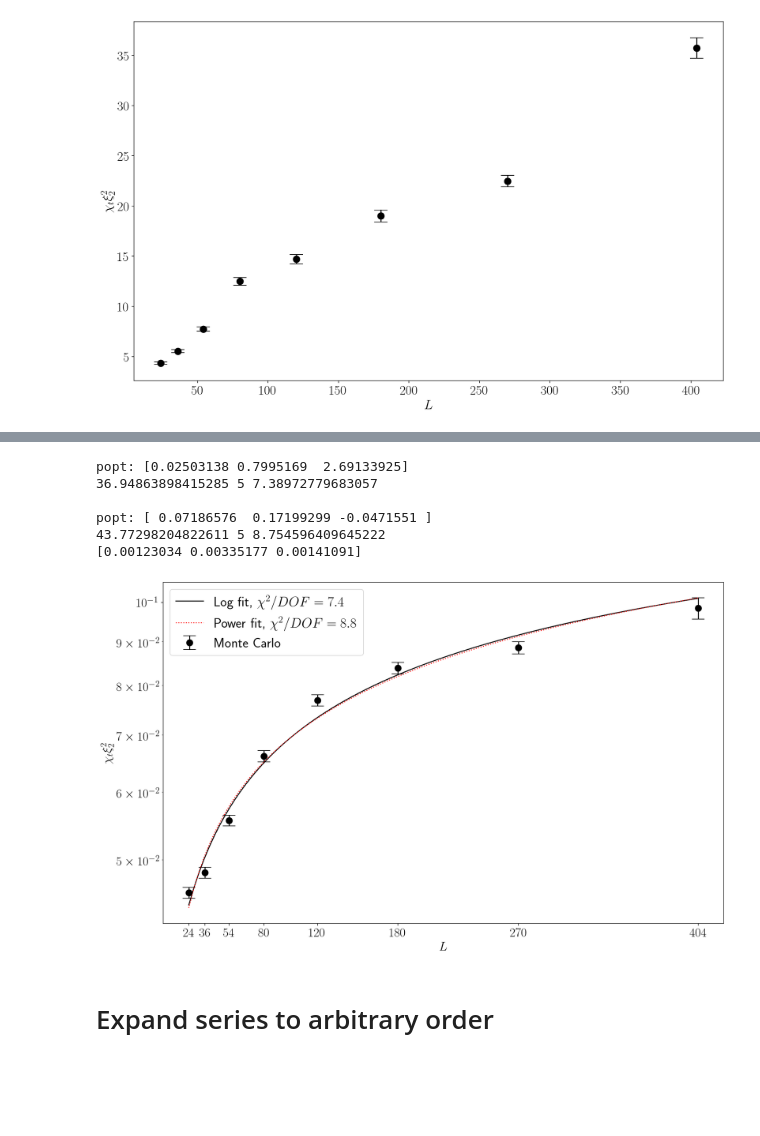
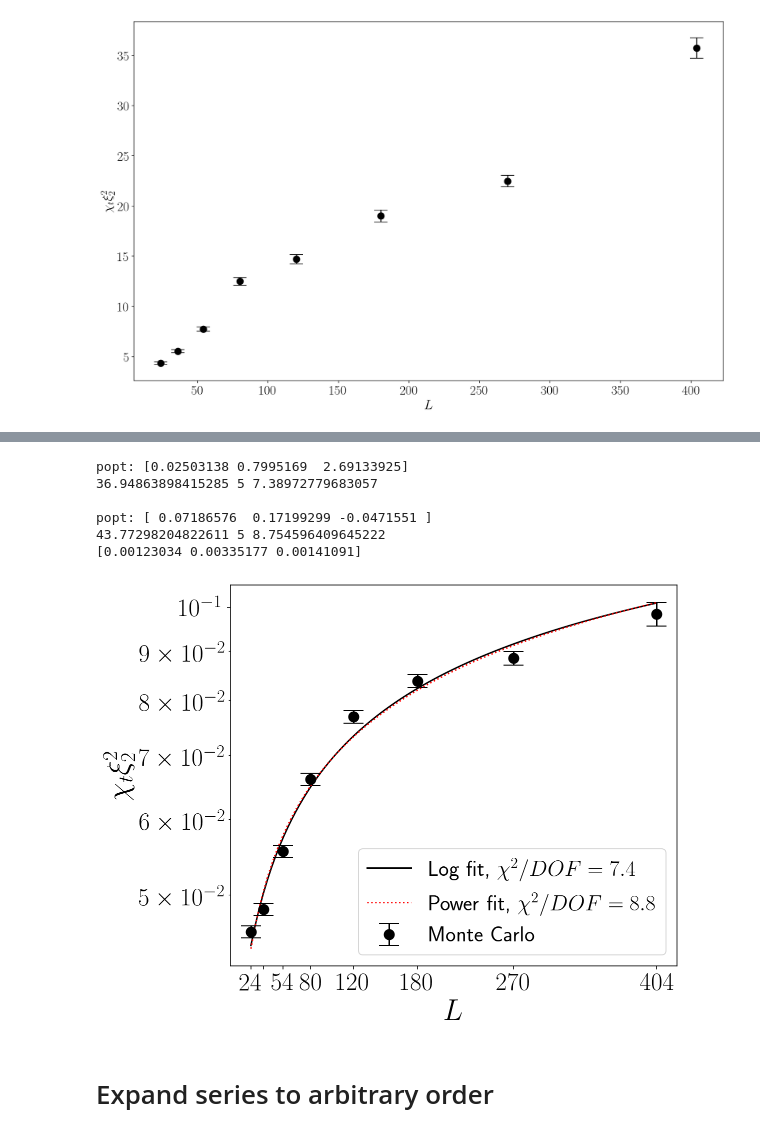
Before and after one commit to stuartthomas25/honors-thesis, a Jupyter notebook: code/gradient_flow.ipynb, the cells around one changed output, grey strips where cells are left out. Saved outputs shown, nothing was run; the diff lists cells and outputs as text; code cells hidden in the pictures; blank space fills up the shorter version.

```diff
--- a/code/gradient_flow.ipynb
+++ b/code/gradient_flow.ipynb
@@ -829,4 +846,5 @@ Text(0.5, 0, '$L$')
 # %%
 data = get_data('data_bugtest')
 # %%
+rcParams.keys()
 # %% [output]
@@ -846,3 +868,7 @@ data = get_data('data_bugtest')
+# %%
+rcParams['axes.labelsize'] = 30.0
+rcParams['xtick.labelsize'] = 25.0
+rcParams['ytick.labelsize'] = 25.0
 # %%
 from scipy.optimize import curve_fit
 data = get_data("data5_fixed")
@@ -938,7 +965,7 @@ xi2s = bietenholz_params.xi2.to_numpy()
 Ls = bietenholz_params.L.to_numpy()
 y = np.zeros_like(xi2s)
 yerr = np.zeros_like(xi2s)
-plt.figure(figsize=(16,10))
+plt.figure(figsize=(8,7))
 
 tau = 5.
 trial = data
@@ -988,35 +1015,35 @@ plt.plot(fit_L, fitlog(fit_xi2, *popt), 'k-', label=f"Log fit, \t$\\chi^2/DOF={c
 
 print()
 
 popt, pcov = curve_fit(fitpow, xi2s[:cap], y[:cap], p0=(1, 1, 0), sigma=yerr[:cap], absolute_sigma = True)
 yexp = fitpow(xi2s, *popt)
 r = y - yexp
 chisq = np.sum(((r/yerr)**2)[:cap])
 df = cap - 3
 print("popt:",popt)
 print(chisq,df,chisq/df)
 plt.plot(fit_L, fitpow(fit_xi2, *popt), color='red', ls=':', label=f"Power fit, \t$\\chi^2/DOF={chisq/df:.1f}$")
 
 
 
 plt.legend()
 
-plt.gca().set_xticklabels([f"${int(L)}$" for L in Ls])
 plt.gca().set_xticks(Ls)
+plt.gca().set_xticklabels([f"${int(L)}$" if L>40 or L==24 else "" for L in Ls])
 plt.yscale('log')
 #plt.ylim((0.1,1.3))
 
 
 
 print(np.diagonal(pcov))
 # %% [output]
 popt: [0.02503138 0.7995169  2.69133925]
 36.94863898415285 5 7.38972779683057
 
 popt: [ 0.07186576  0.17199299 -0.0471551 ]
 43.77298204822611 5 8.754596409645222
 [0.00123034 0.00335177 0.00141091]
-[figure, old version]
+[figure, new version]
 # %% [markdown]
 # Expand series to arbitrary order
 # %%
```
Also changed, not shown: parts of 6 cells of this notebook, 2 other files.
